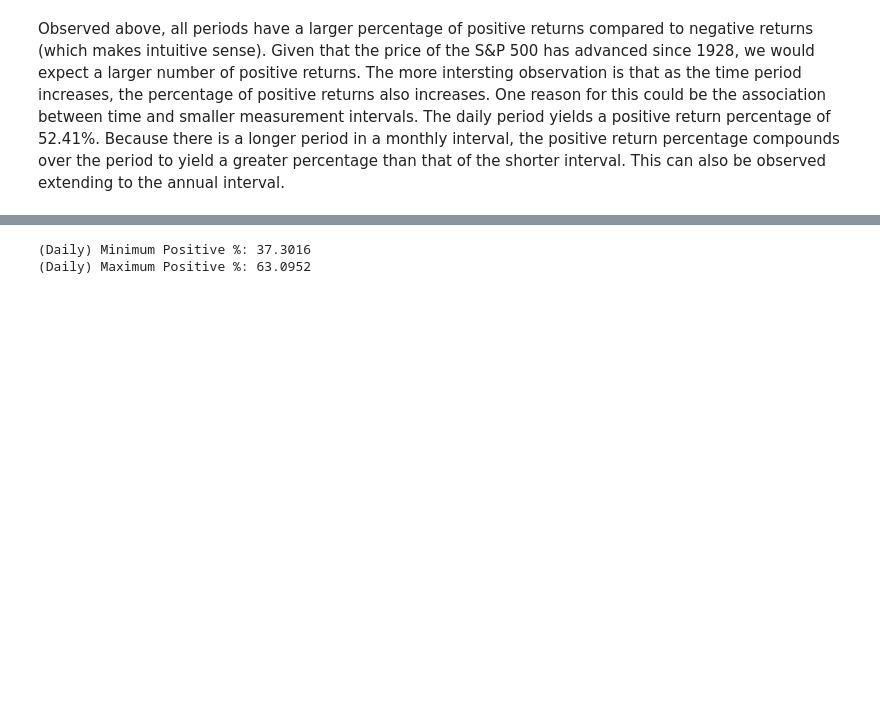
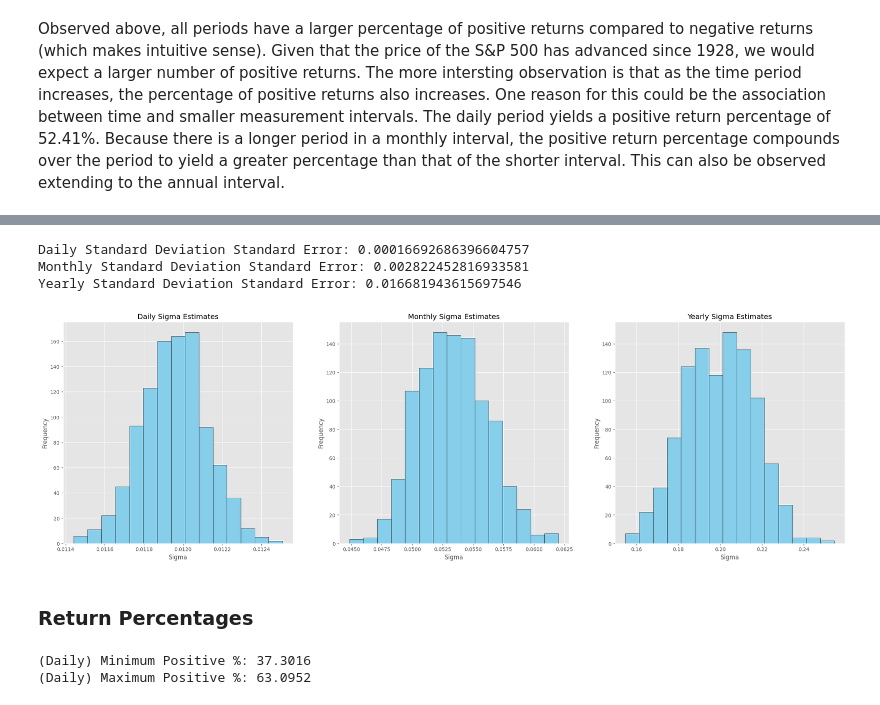
Before and after one commit to tzabcoder/QuantitativeFinance, a Jupyter notebook: General/return_behavior.ipynb, the cells around one changed output, grey strips where cells are left out. Drawn from its saved outputs; the diff is of its cells as text; code cells hidden in the pictures; blank space fills up the shorter version.

```diff
--- a/General/return_behavior.ipynb
+++ b/General/return_behavior.ipynb
@@ -89,3 +158,56 @@ Observed above, all periods have a larger percentage of positive returns compare
+# %%
+def bootstrapped_sd(func, data, replications=1000, seed=0):
+    # Seed the random range
+    rand_range = np.random.default_rng(seed)
+    n = len(data)
+
+    # Standard error estimates
+    se_first, se_second = 0, 0
+
+    # Initialize the expected return estimates to be zero
+    sd_estimates = np.zeros(replications)
+
+    for i in range(replications):
+        # Extract the index range
+        idx = rand_range.choice(data.index, n, replace=True)
+
+        # Estimate the expected return
+        sd_value = standard_deviation(data, idx)
+        sd_estimates[i] = sd_value
+
+        # Update the standard error parameters
+        se_first += sd_value
+        se_second += sd_value ** 2
+
+    return np.sqrt(se_second / replications - (se_first / replications) ** 2), sd_estimates
+
+fig, axes = plt.subplots(1, 3, figsize=(28, 8))
+ncol = 0
+
+# Process all periods
+for col in data.columns:
+    if col != '^GSPC':
+        # Extract the standard deviation estimates and standard errors
+        sd_standard_error, sd_estimates = bootstrapped_sd(standard_deviation, data[col])
+
+        print(f'{col} Standard Deviation Standard Error: {sd_standard_error}')
+
+        # Plot the estimates of the daily expected return
+        axes[ncol].hist(sd_estimates, bins=15, edgecolor='black', color='skyblue')
+        axes[ncol].set_title(f'{col} Sigma Estimates')
+        axes[ncol].set_xlabel('Sigma')
+        axes[ncol].set_ylabel('Frequency')
+
+        ncol += 1
+
+plt.show()
+# %% [output]
+Daily Standard Deviation Standard Error: 0.00016692686396604757
+Monthly Standard Deviation Standard Error: 0.002822452816933581
+Yearly Standard Deviation Standard Error: 0.016681943615697546
+[figure, added]
+# %% [markdown]
+### Return Percentages
 # %%
 # Calculate the percentage of positive daily returns over a 1-year lookback period
 # NOTE: This is on a rolling basis
```
Also changed, not shown: parts of 7 cells of this notebook.
